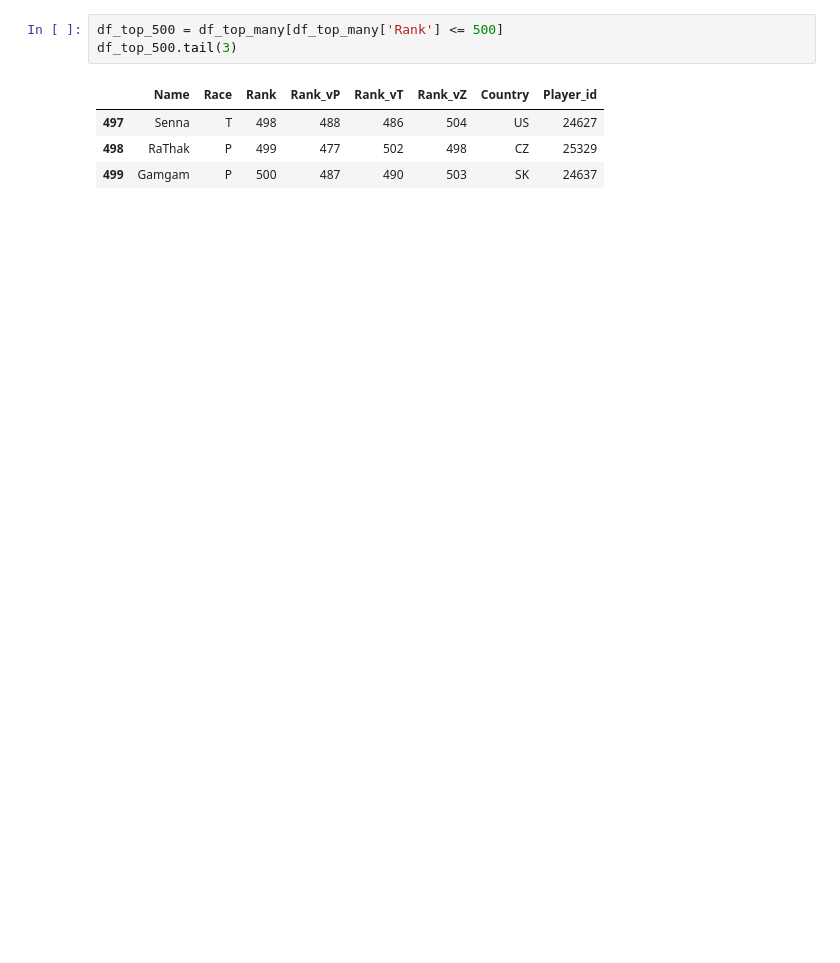
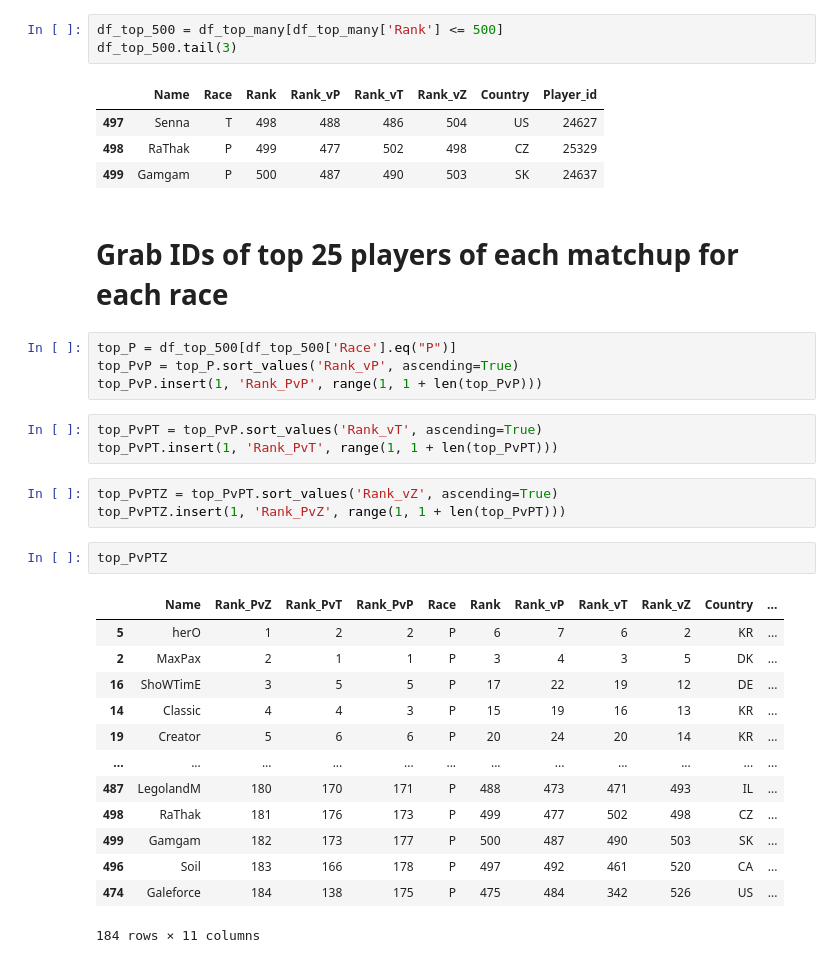
Before and after one commit to Nate-Sheibley/SC2_top_aligulac_analysis, a Jupyter notebook: SC2_aligulac.ipynb, the cells around one changed output. Drawn from its saved outputs; the diff is of its cells as text; blank space fills up the shorter version.

```diff
--- a/SC2_aligulac.ipynb
+++ b/SC2_aligulac.ipynb
@@ -93,3 +102,31 @@ df_top_500.tail(3)
 | 497 | Senna | T | 498 | 488 | 486 | 504 | US | 24627 |
 | 498 | RaThak | P | 499 | 477 | 502 | 498 | CZ | 25329 |
 | 499 | Gamgam | P | 500 | 487 | 490 | 503 | SK | 24637 |
+# %% [markdown]
+# Grab IDs of top 25 players of each matchup for each race
+# %%
+top_P = df_top_500[df_top_500['Race'].eq("P")]
+top_PvP = top_P.sort_values('Rank_vP', ascending=True)
+top_PvP.insert(1, 'Rank_PvP', range(1, 1 + len(top_PvP)))
+# %%
+top_PvPT = top_PvP.sort_values('Rank_vT', ascending=True)
+top_PvPT.insert(1, 'Rank_PvT', range(1, 1 + len(top_PvPT)))
+# %%
+top_PvPTZ = top_PvPT.sort_values('Rank_vZ', ascending=True)
+top_PvPTZ.insert(1, 'Rank_PvZ', range(1, 1 + len(top_PvPT)))
+# %%
+top_PvPTZ
+# %% [output]
+|  | Name | Rank_PvZ | Rank_PvT | Rank_PvP | Race | Rank | Rank_vP | Rank_vT | Rank_vZ | Country | ... |
+| 5 | herO | 1 | 2 | 2 | P | 6 | 7 | 6 | 2 | KR | ... |
+| 2 | MaxPax | 2 | 1 | 1 | P | 3 | 4 | 3 | 5 | DK | ... |
+| 16 | ShoWTimE | 3 | 5 | 5 | P | 17 | 22 | 19 | 12 | DE | ... |
+| 14 | Classic | 4 | 4 | 3 | P | 15 | 19 | 16 | 13 | KR | ... |
+| 19 | Creator | 5 | 6 | 6 | P | 20 | 24 | 20 | 14 | KR | ... |
+| ... | ... | ... | ... | ... | ... | ... | ... | ... | ... | ... | ... |
+| 487 | LegolandM | 180 | 170 | 171 | P | 488 | 473 | 471 | 493 | IL | ... |
+| 498 | RaThak | 181 | 176 | 173 | P | 499 | 477 | 502 | 498 | CZ | ... |
+| 499 | Gamgam | 182 | 173 | 177 | P | 500 | 487 | 490 | 503 | SK | ... |
+| 496 | Soil | 183 | 166 | 178 | P | 497 | 492 | 461 | 520 | CA | ... |
+| 474 | Galeforce | 184 | 138 | 175 | P | 475 | 484 | 342 | 526 | US | ... |
+184 rows × 11 columns
```
Also changed, not shown: parts of 3 cells of this notebook.
